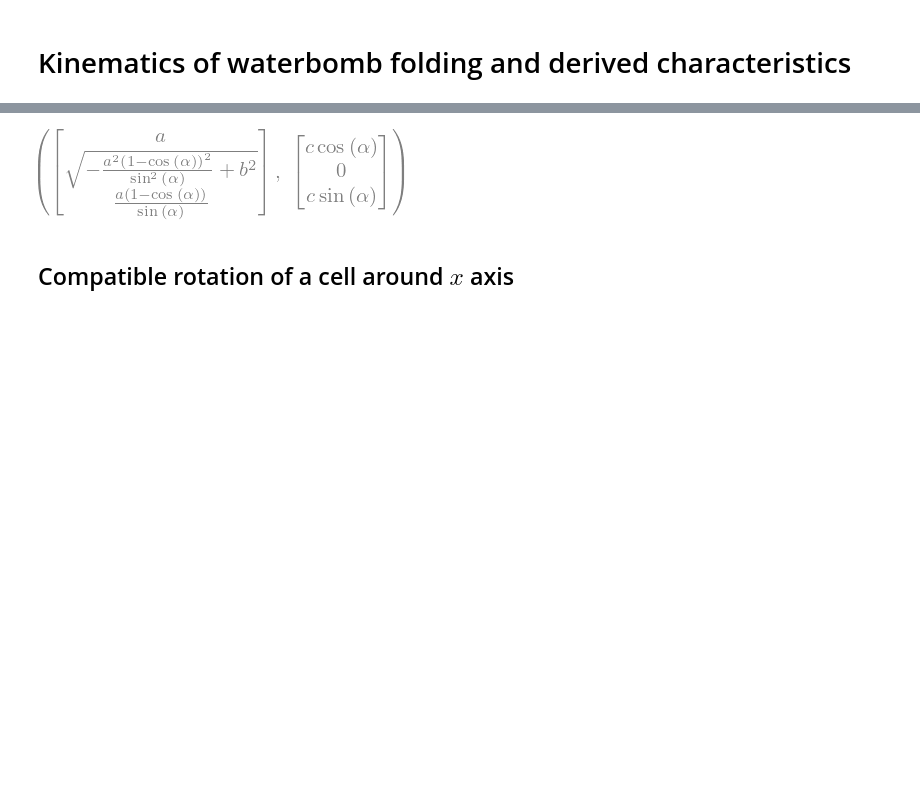
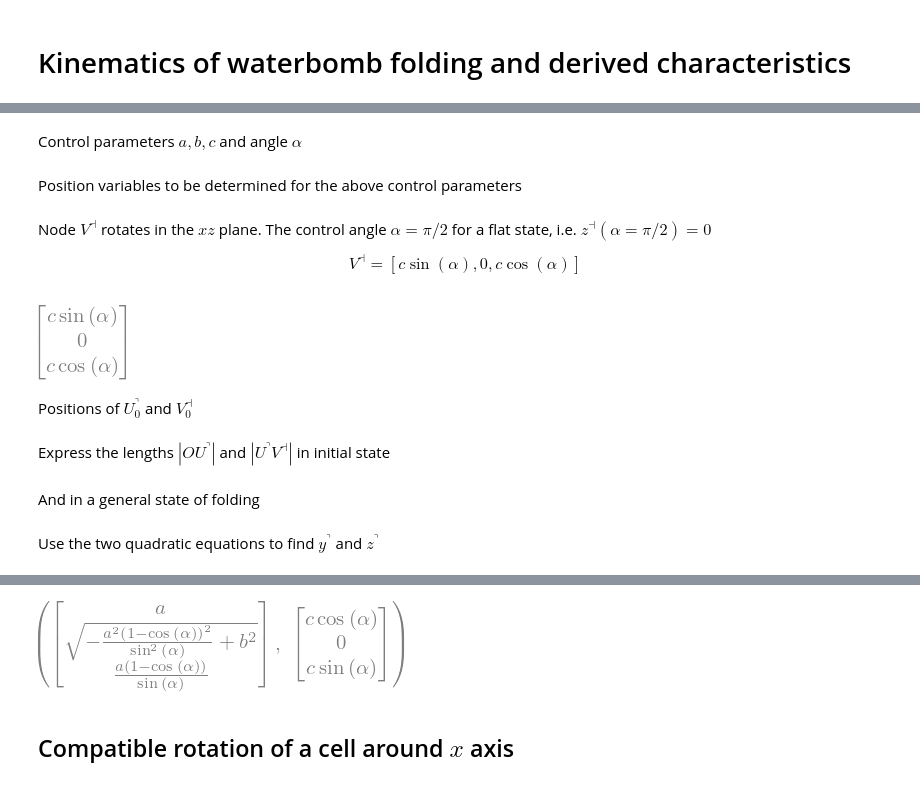
Before and after one commit to bmcs-group/bmcs_shell, a Jupyter notebook: bmcs_shell/folding/wb_cell.ipynb, the cells around one changed output, grey strips where cells are left out. Drawn from its saved outputs; the diff is of its cells as text; code cells hidden in the pictures; blank space fills up the shorter version.

Commit message:
5 parameter cell

```diff
--- a/bmcs_shell/folding/wb_cell.ipynb
+++ b/bmcs_shell/folding/wb_cell.ipynb
@@ -86,0 +38,2 @@ u_3_, u_2_
+# %% [markdown]
+Control parameters $a, b, c$ and angle $\alpha$
@@ -86,0 +43,2 @@ u_3_, u_2_
+# %% [markdown]
+Position variables to be determined for the above control parameters
@@ -86,0 +47,12 @@ u_3_, u_2_
+# %% [markdown]
+Node $V^\dashv$ rotates in the $xz$ plane. The control angle $\alpha = \pi/2$ for a flat state, i.e. $z^\dashv(\alpha=\pi/2) = 0$
+\begin{align}
+ V^\dashv = [c \sin(\alpha), 0, c \cos(\alpha)]
+\end{align}
+# %%
+V_r_l = sp.Matrix([c * sp.sin(alpha), 0, c * sp.cos(alpha)])
+V_r_l
+# %% [output]
+[figure, added]
+# %% [markdown]
+Positions of $U^\urcorner_0$ and $V^\dashv_0$
@@ -86,0 +62,2 @@ u_3_, u_2_
+# %% [markdown]
+Express the lengths $|OU^{\urcorner}|$ and $|U^{\urcorner}V^\dashv|$ in initial state
@@ -86,0 +68,2 @@ u_3_, u_2_
+# %% [markdown]
+And in a general state of folding
@@ -86,0 +75,2 @@ u_3_, u_2_
+# %% [markdown]
+Use the two quadratic equations to find $y^{\urcorner}$ and $z^\urcorner$
```
Also changed, not shown: parts of 45 cells of this notebook, 2 other files.
